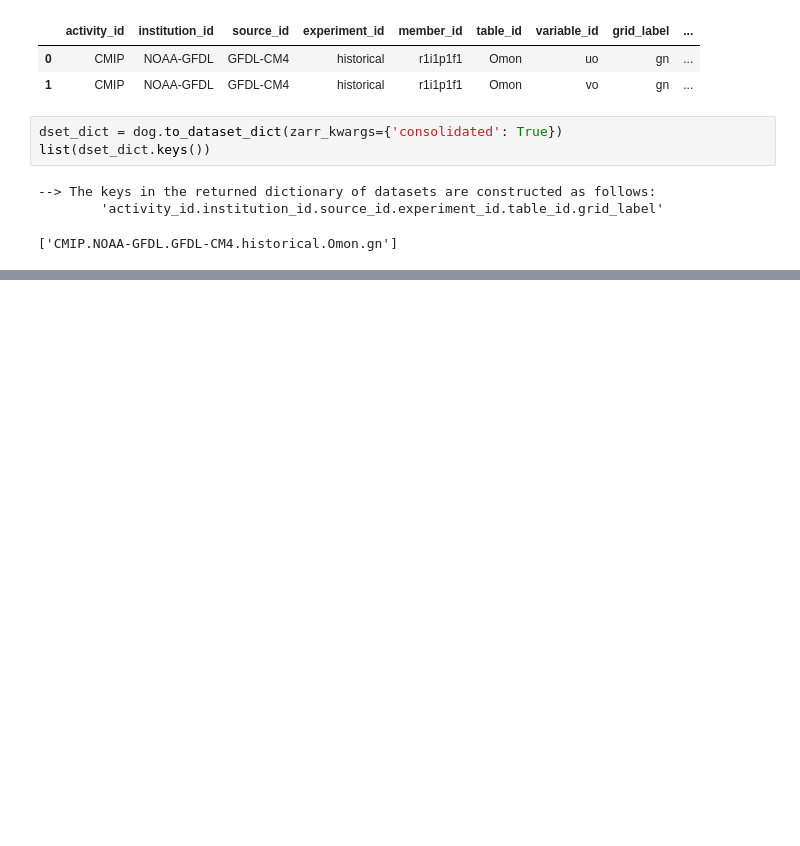
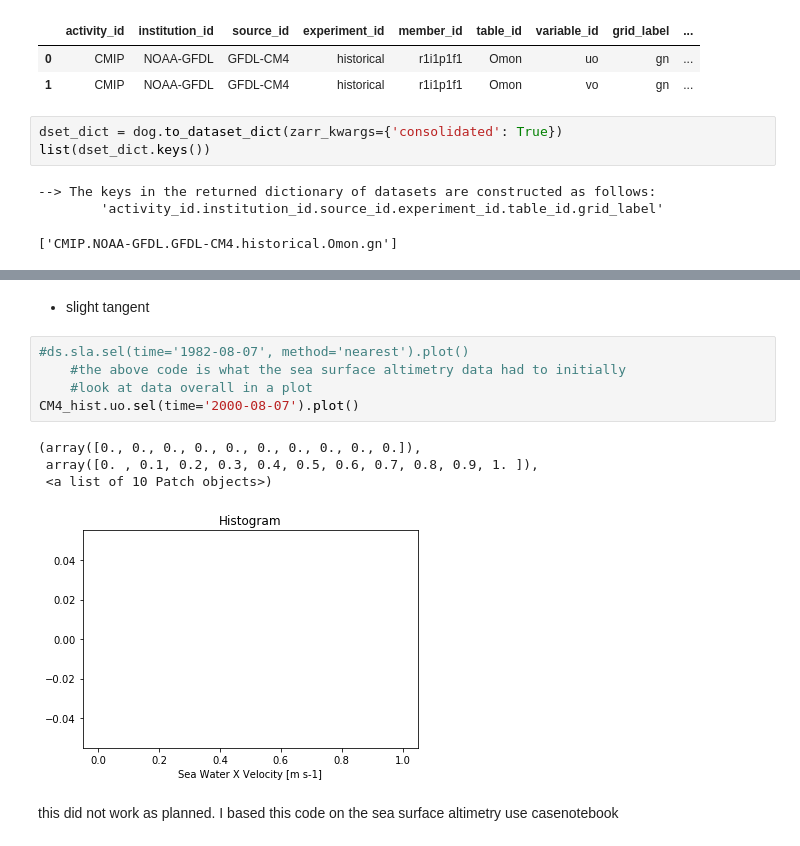
Before and after one commit to disandroa/Example-Notebooks, a Jupyter notebook: Initial Calculations/first_plot.ipynb, the cells around one changed output, grey strips where cells are left out. Cells and saved outputs as stored; diff of their text form; blank space fills up the shorter version.

```diff
--- a/Initial Calculations/first_plot.ipynb
+++ b/Initial Calculations/first_plot.ipynb
@@ -157,2 +157,16 @@ branch_time_in_parent :
 intake_esm_dataset_key :
 CMIP.NOAA-GFDL.GFDL-CM4.historical.Omon.gn
+# %% [markdown]
+* slight tangent
+# %%
+#ds.sla.sel(time='1982-08-07', method='nearest').plot()
+    #the above code is what the sea surface altimetry data had to initially
+    #look at data overall in a plot
+CM4_hist.uo.sel(time='2000-08-07').plot()
+# %% [output]
+(array([0., 0., 0., 0., 0., 0., 0., 0., 0., 0.]),
+ array([0. , 0.1, 0.2, 0.3, 0.4, 0.5, 0.6, 0.7, 0.8, 0.9, 1. ]),
+ <a list of 10 Patch objects>)
+[figure, added]
+# %% [markdown]
+this did not work as planned. I based this code on the sea surface altimetry use casenotebook
```
Also changed, not shown: parts of 6 cells of this notebook.
